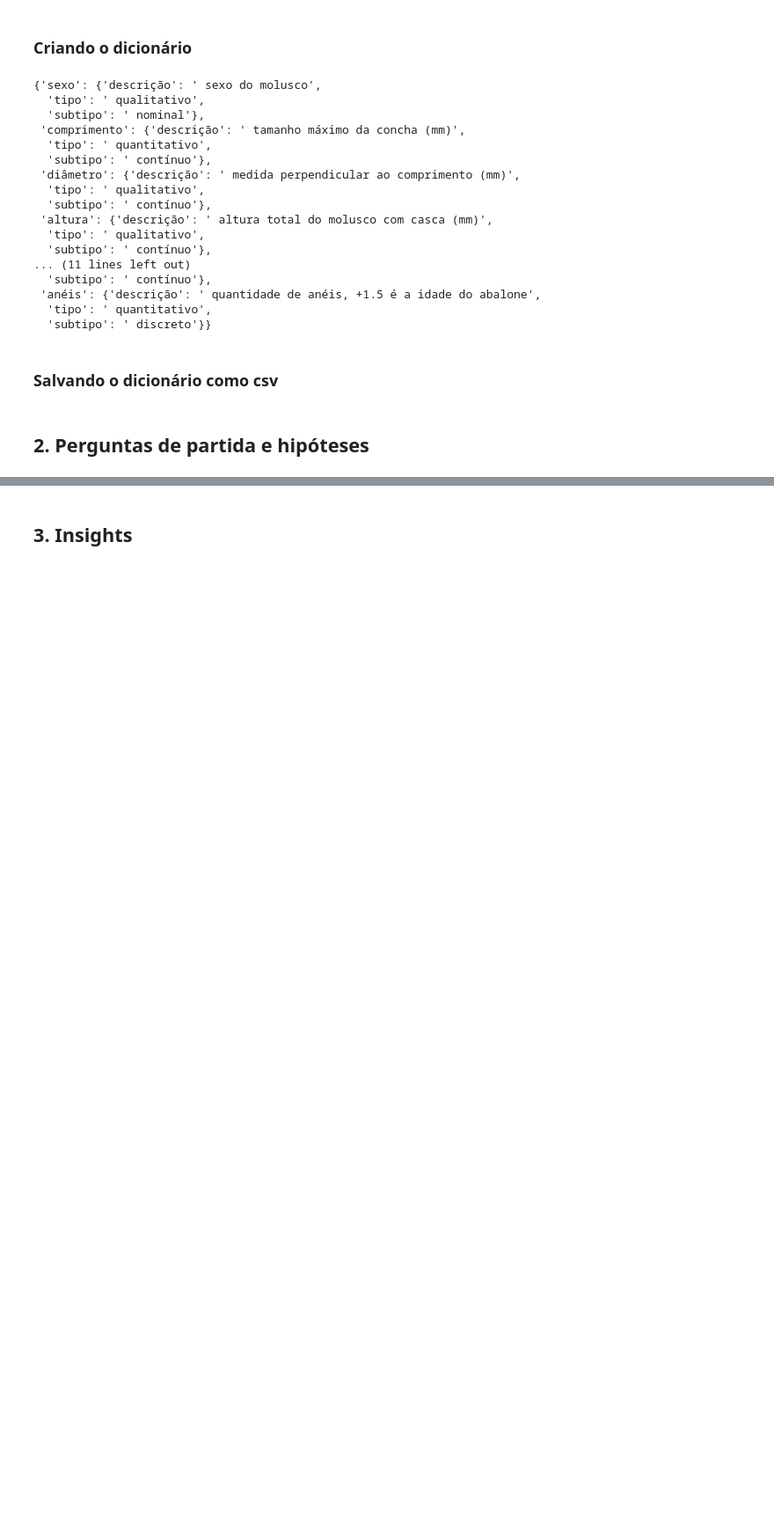
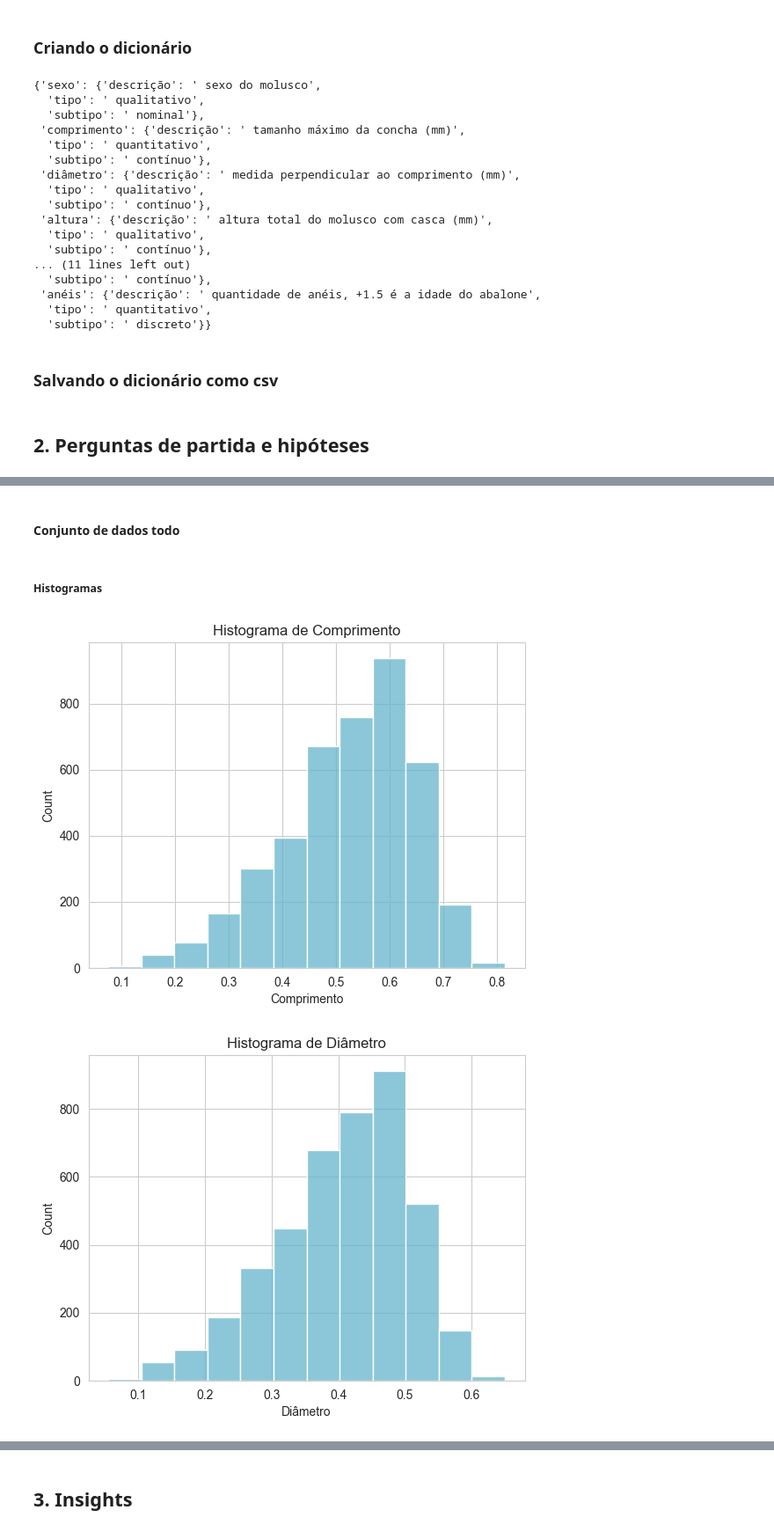
Before and after one commit to atlantico-academy/equipe-01, a Jupyter notebook: notebooks/01-exploratory_data_analysis.ipynb, the cells around one changed output, grey strips where cells are left out. Shown at 88% size. Drawn from its saved outputs; the diff is of its cells as text; code cells hidden in the pictures; blank space fills up the shorter version.

```diff
--- a/notebooks/01-exploratory_data_analysis.ipynb
+++ b/notebooks/01-exploratory_data_analysis.ipynb
@@ -87,0 +177,6 @@ with open(csv_path, 'w', newline='', encoding='utf-8') as file:
+# %%
+for col in df.columns:
+    if df[col].dtype  != object:
+        print(col, ': ')
+        central_tendency_measurement(df[col])
+        print(' ')
@@ -87,0 +203,6 @@ with open(csv_path, 'w', newline='', encoding='utf-8') as file:
+# %%
+for col in df.columns:
+    if df[col].dtype  != object:
+        print(col, ': ')
+        dispersion_measurements(df[col])
+        print(' ')
@@ -87,0 +244,6 @@ with open(csv_path, 'w', newline='', encoding='utf-8') as file:
+# %%
+for col in df.columns:
+    if df[col].dtype == object:
+        print(col, ': ')
+        get_qual_mode(df[col])
+        print(' ')
@@ -87,0 +279,13 @@ with open(csv_path, 'w', newline='', encoding='utf-8') as file:
+# %% [markdown]
+#### Conjunto de dados todo
+# %% [markdown]
+##### Histogramas
+# %%
+for col in df.columns:
+    if df[col].dtype != object:
+        sns.histplot(df[col], color='#64b5cd', bins=12)
+        plt.title(f'Histograma de {col}')
+        plt.show()
+# %% [output]
+[figure, added]
+[figure, added]
```
Also changed, not shown: parts of 51 cells of this notebook, 1 other file.
